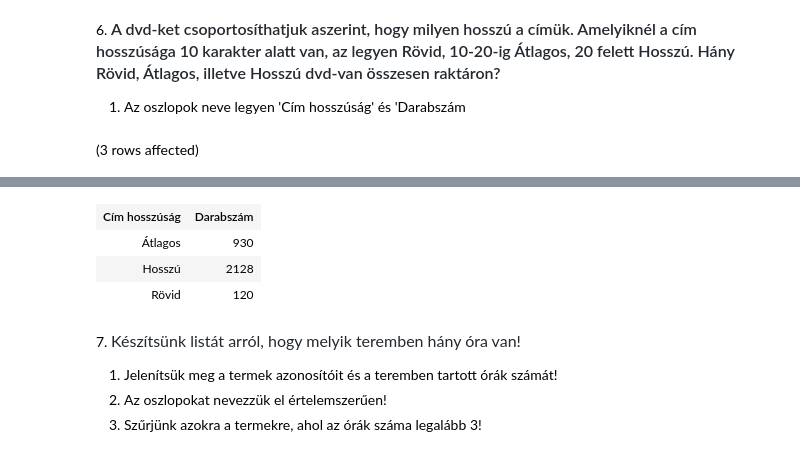
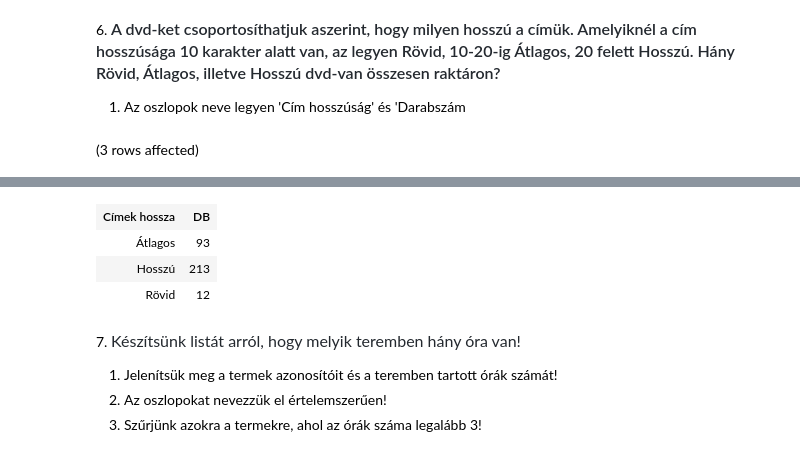
Before and after one commit to MikicsTamas/Adatb-zisok, a Jupyter notebook: gyakorlat02_feladatok .ipynb, the cells around one changed output, grey strips where cells are left out. Saved outputs shown, nothing was run; the diff lists cells and outputs as text; code cells hidden in the pictures.

```diff
--- a/gyakorlat02_feladatok .ipynb
+++ b/gyakorlat02_feladatok .ipynb
@@ -133,14 +137,17 @@ Total execution time: 00:00:00.089
 
 1. Az oszlopok neve legyen 'Cím hosszúság' és 'Darabszám
 # %%
-SELECT CASE WHEN LEN(cim) < 10 THEN 'Rövid'
-	            WHEN LEN(cim) BETWEEN 10 AND 20 THEN 'Átlagos'
-				ELSE 'Hosszú'
-		END AS 'Cím hosszúság', SUM([raktár készlet]) AS 'Darabszám'
+SELECT CASE
+			WHEN LEN(cim) < 10 THEN 'Rövid'
+			WHEN LEN(cim) BETWEEN 10 AND 20 THEN 'Átlagos'
+			ELSE 'Hosszú'
+	   END AS 'Címek hossza',
+	   COUNT(*) AS 'DB'
 FROM dvd
-GROUP BY CASE WHEN LEN(cim) < 10 THEN 'Rövid'
-	          WHEN LEN(cim) BETWEEN 10 AND 20 THEN 'Átlagos'
-			  ELSE 'Hosszú'
-		END
+GROUP BY CASE
+			WHEN LEN(cim) < 10 THEN 'Rövid'
+			WHEN LEN(cim) BETWEEN 10 AND 20 THEN 'Átlagos'
+			ELSE 'Hosszú'
+	     END
 # %% [output]
 (3 rows affected)
@@ -148,7 +155,7 @@ Total execution time: 00:00:00.033
-| Cím hosszúság | Darabszám |
-| Átlagos | 930 |
-| Hosszú | 2128 |
-| Rövid | 120 |
+| Címek hossza | DB |
+| Átlagos | 93 |
+| Hosszú | 213 |
+| Rövid | 12 |
 # %% [markdown]
 7. <span style="color: rgb(36, 41, 47); font-family: -apple-system, BlinkMacSystemFont, &quot;Segoe UI&quot;, Helvetica, Arial, sans-serif, &quot;Apple Color Emoji&quot;, &quot;Segoe UI Emoji&quot;; font-size: 16px;">Készítsünk listát arról, hogy melyik teremben hány óra van!</span>
 
```
Also changed, not shown: parts of 6 cells of this notebook.
